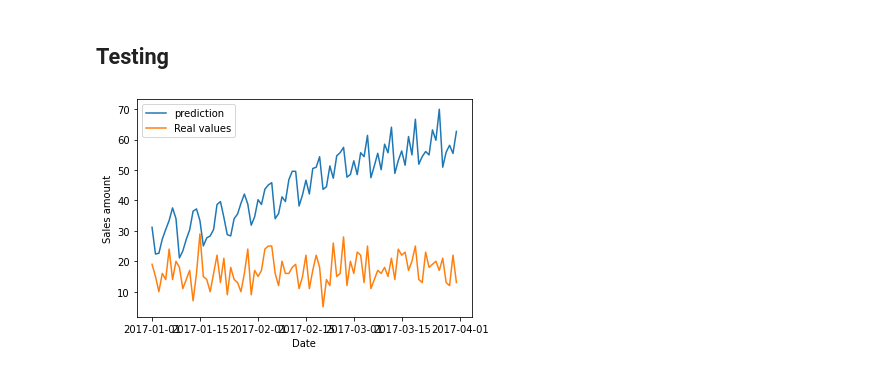
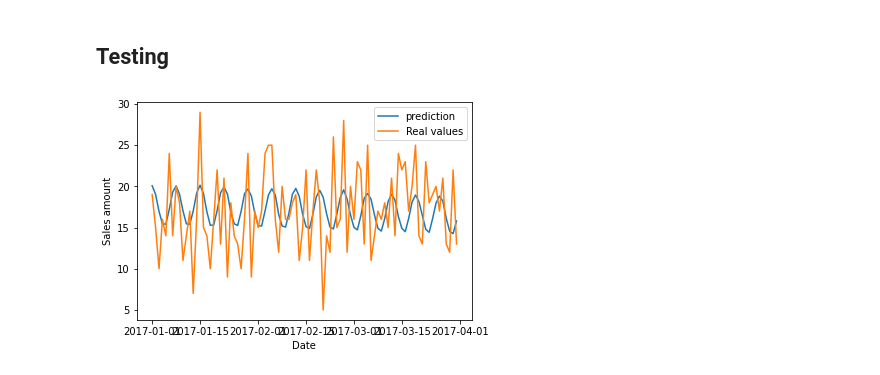
Before and after one commit to rodgdutra/neural_kaggle_store_item, a Jupyter notebook: neural_net.ipynb, the cells around one changed output. Cells and saved outputs as stored; diff of their text form; code cells hidden in the pictures.

```diff
--- a/neural_net.ipynb
+++ b/neural_net.ipynb
@@ -253,7 +261,7 @@ feat_win  = 90
 win_size  = label_win + feat_win
 n_windows = len(sales_train) - win_size
 
-x_train = np.zeros((n_windows, int(2*feat_win)))
+x_train = np.zeros((n_windows, int(feat_win)))
 y_train = np.zeros((n_windows, label_win))
 for win in range(n_windows):
     # Feature window start and end index
@@ -265,11 +273,11 @@ for win in range(n_windows):
     i_e_label = i_s_label + label_win
 
     # Geting the past sales feature
-    x_train[win][:feat_win] = sales_train[i_s_feat : i_e_feat] \
+    x_train[win] = sales_train[i_s_feat : i_e_feat] \
         / item_train_set['sales'].max()
 
     # Geting the weekdays feature
-    x_train[win][feat_win:] = weekday_train[i_s_label : i_e_label]
+    # x_train[win][feat_win:] = weekday_train[i_s_label : i_e_label]
     # Since we want the weekdays to be corralated to the label values
     # the window of weekdays value that we will use will be the label's
     # weekday. This makes sense taking in count that we know the weekdays
@@ -300,7 +308,7 @@ The recommended neural network for a time series problem usualy is a LSTM, in th
 h1 = 150
 h2 = 150
 activation_fcn = 'relu'
-epochs = 200
+epochs = 100
 batch = 64
 lr = 0.001
 lr_decay = lr / epochs
@@ -317,10 +325,6 @@ model.add(Dense(units=h2, activation=activation_fcn))
 model.add(Dropout(dp_percent))
 model.add(Dense(units=h2, activation=activation_fcn))
 model.add(Dropout(dp_percent))
-model.add(Dense(units=h2, activation=activation_fcn))
-model.add(Dropout(dp_percent))
-model.add(Dense(units=h2, activation=activation_fcn))
-
 # Output layer
 model.add(Dense(label_win, activation="linear"))
 model.compile(loss='mse', optimizer=optimizer, metrics=["mae"])
@@ -332,5 +336,6 @@ model.fit(
 x_train,
 y_train,
 batch_size=batch,
+verbose=0,
 epochs=epochs)
 # %% [output]
@@ -356,20 +344,20 @@ Epoch 200/200
 ## Testing
 # %%
 max_sales = item_train_set['sales'].max()
-entry_test = np.zeros(int(2*feat_win))
+entry_test = np.zeros(int(feat_win))
 entry_test[:feat_win] = item_train_set['sales'][-feat_win:].to_numpy() / max_sales
-entry_test[feat_win:] = item_test_set['weekday'][:feat_win].to_numpy()
+# entry_test[feat_win:] = item_test_set['weekday'][:feat_win].to_numpy()
 
 label_test = item_test_set['sales'][:label_win].to_numpy()
 dates = item_test_set['date'][:label_win].to_numpy()
 
 prediction = model.predict(np.array([entry_test])).flatten()
 
 plt.plot(dates,prediction, label='prediction')
 plt.plot(dates,label_test, label='Real values')
 plt.ylabel("Sales amount")
 plt.xlabel("Date")
 plt.legend()
 plt.show()
 # %% [output]
-[figure, old version]
+[figure, new version]
```
Also changed, not shown: parts of 10 cells of this notebook.
